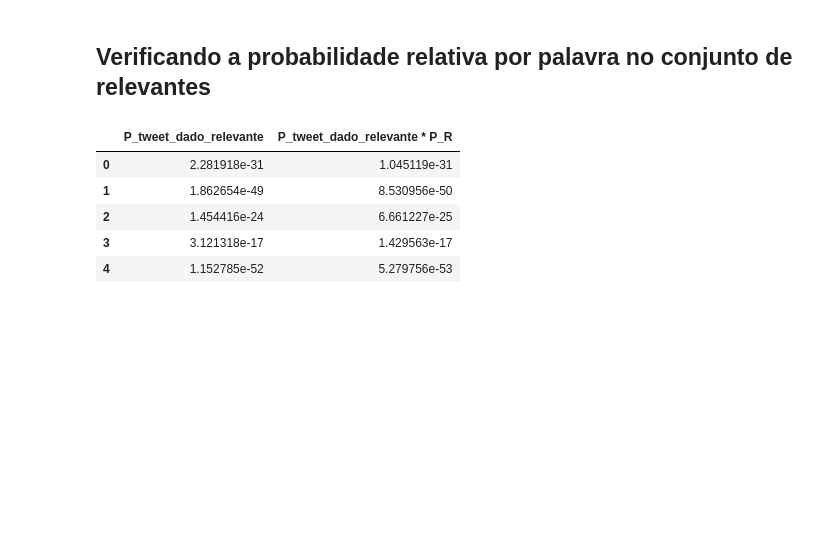
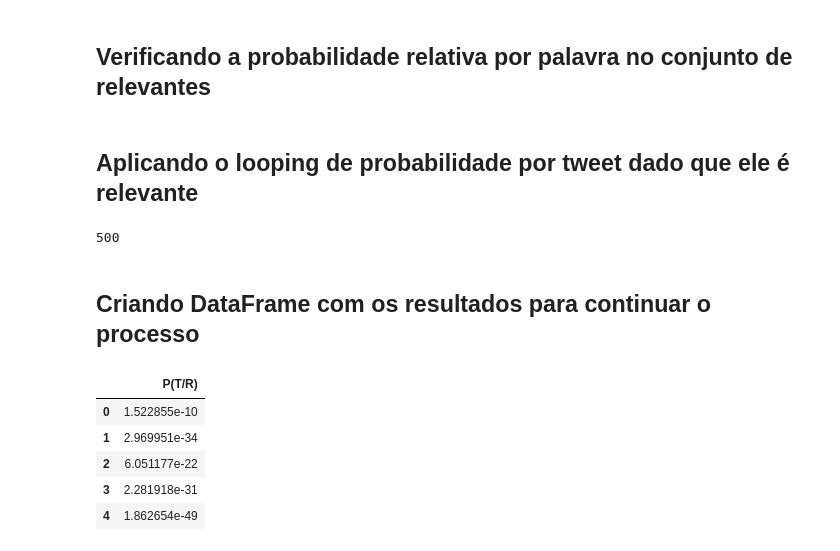
Before and after one commit to wilgnerl/Projeto1-Cdados, a Jupyter notebook: Oficial/Projeto Ciencia de dados.ipynb, the cells around one changed output. Saved outputs shown, nothing was run; the diff lists cells and outputs as text; code cells hidden in the pictures; blank space fills up the shorter version.

```diff
--- a/Oficial/Projeto Ciencia de dados.ipynb
+++ b/Oficial/Projeto Ciencia de dados.ipynb
@@ -187,28 +185,37 @@ Aplicando o looping de probabilidade por tweet dado que ele é relevan
+# %% [markdown]
+## Aplicando o looping de probabilidade por tweet dado que ele é relevante
 # %%
-frase_quebrada = [dados_relevantes.iloc[i,0] for i in range(len(dados_relevantes))]
+frase_quebrada = [dados.iloc[i,0] for i in range(len(dados))]
 lista_de_lista_de_tweets = [frase_quebrada[palavra].split() for palavra in range(len(frase_quebrada))]
 
+smoothing_alfa = 1/len(dados)
+
 prob_tweet_dado_relevante = 1
-lista_proba = list()
+lista_proba_relevante = list()
 
 for trecho in range(len(lista_de_lista_de_tweets)):
     for palavra in lista_de_lista_de_tweets[trecho]:
-        prob_tweet_dado_relevante *= palavras_quebradas_relevantes_relativa[palavra]
-    lista_proba.append(prob_tweet_dado_relevante)
+        if palavra in palavras_quebradas_relevantes_relativa:
+            prob_tweet_dado_relevante *= palavras_quebradas_relevantes_relativa[palavra]
+        else:
+            prob_tweet_dado_relevante *= smoothing_alfa
+    lista_proba_relevante.append(prob_tweet_dado_relevante)
     prob_tweet_dado_relevante = 1
 
-lista_proba;
+lista_proba_relevante
+len(lista_proba_relevante)
+# %% [output]
+500
+# %% [markdown]
+## Criando DataFrame com os resultados para continuar o processo
 # %%
-data_frame = pd.DataFrame(lista_proba, columns=['P_tweet_dado_relevante'])
+data_frame = pd.DataFrame(lista_proba_relevante, columns=['P(T/R)'])
 
-data_frame['P_tweet_dado_relevante * P_R'] = data_frame['P_tweet_dado_relevante']*P_R
 data_frame.head()
 # %% [output]
-|  | P_tweet_dado_relevante | P_tweet_dado_relevante * P_R |
-| 0 | 2.281918e-31 | 1.045119e-31 |
-| 1 | 1.862654e-49 | 8.530956e-50 |
-| 2 | 1.454416e-24 | 6.661227e-25 |
-| 3 | 3.121318e-17 | 1.429563e-17 |
-| 4 | 1.152785e-52 | 5.279756e-53 |
+|  | P(T/R) |
+| 0 | 1.522855e-10 |
+| 1 | 2.969951e-34 |
+| 2 | 6.051177e-22 |
+| 3 | 2.281918e-31 |
+| 4 | 1.862654e-49 |
-# %% [markdown]
-##
```
Also changed, not shown: parts of 17 cells of this notebook.
